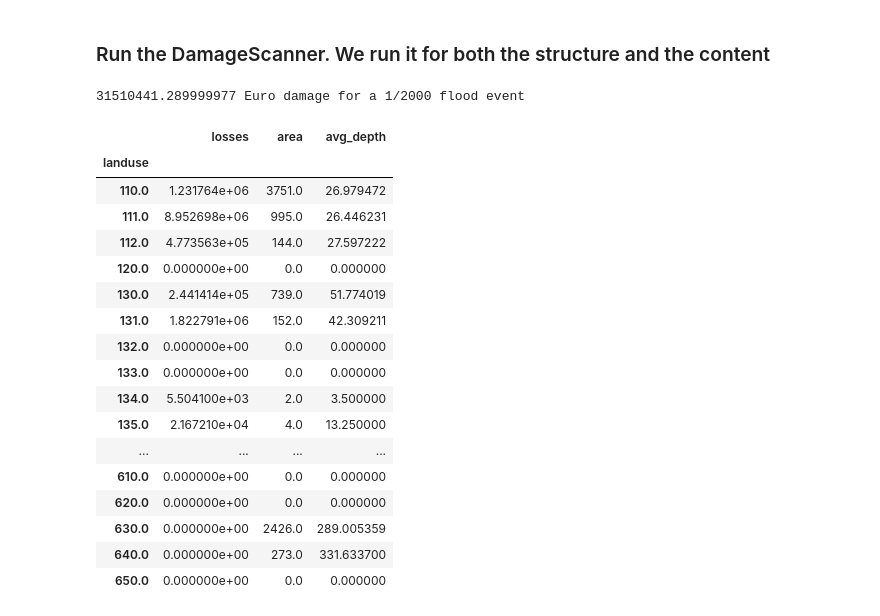
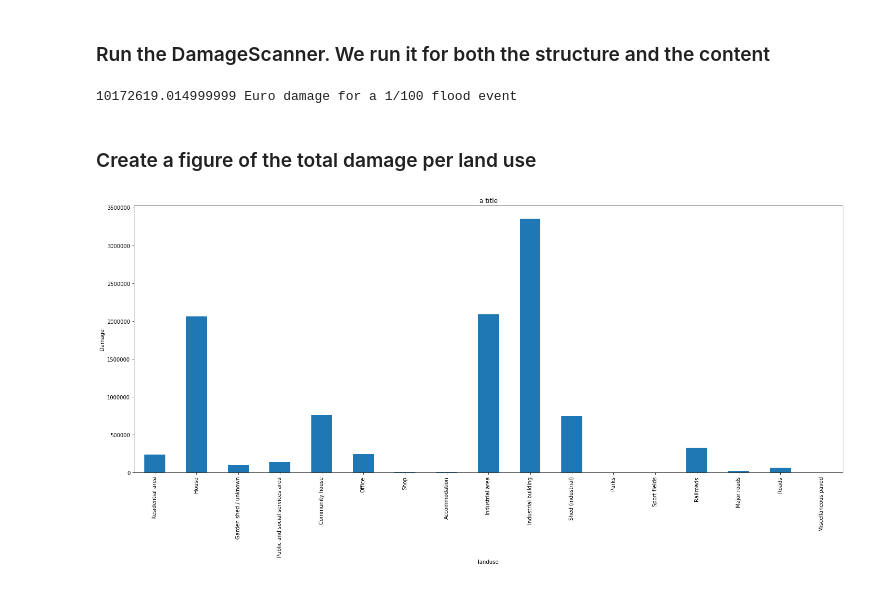
Before and after one commit to ElcoK/ClimatePolicy, a Jupyter notebook: Notebooks/Damage Assessment.ipynb, the cells around one changed output. Saved outputs shown, nothing was run; the diff lists cells and outputs as text; code cells hidden in the pictures.

```diff
--- a/Notebooks/Damage Assessment.ipynb
+++ b/Notebooks/Damage Assessment.ipynb
@@ -23,18 +27,19 @@ def read_DDM_input(DDM_data_path):
     DDM_data['Curves_content'] = pandas.read_excel(DDM_data_path,sheet_name='curves_content').values
     DDM_data['MaxDam_structure'] = pandas.read_excel(DDM_data_path,sheet_name='maxdam_structure').values
     DDM_data['MaxDam_content'] = pandas.read_excel(DDM_data_path,sheet_name='maxdam_content').values
+    DDM_data['Landuse_names'] = dict(pandas.read_excel(DDM_data_path,sheet_name='landuse_list').values)
 
     return DDM_data
 # %%
 inundation_maps = scipy.io.loadmat(os.path.join(data_path,'Waterdepth_current.mat')) # the inundation files for the current situation
 landuse_map = os.path.join(data_path,'landuse.asc') # the land-use map
-DDM_data = read_DDM_input(os.path.join(data_path,'DDM_data_AUC.xlsx'))
+DDM_data = read_DDM_input(os.path.join(data_path,'DDM_data.xlsx'))
 # %% [markdown]
 ### Specify for which return period we want to estimate damages
 
 The return periods are 1/10,1/100,1/1000,1/2000,1/4000,1/10000
 # %%
-return_period = 2000
+return_period = 100
 # %% [markdown]
 ### Run the DamageScanner. We run it for both the structure and the content
 # %%
@@ -49,29 +54,34 @@ damage_content,damagebin_content = DamageScanner(landuse_map,inundation_maps['a0
 damage_total = damage_content+damage_structure
 damagebin_total  = pandas.DataFrame(pandas.concat([pandas.DataFrame(damagebin_structure['losses']), pandas.DataFrame(damagebin_content['losses'])], axis=1).fillna(0).sum(axis=1),columns=['losses'])
 damagebin_total = pandas.concat([damagebin_total,damagebin_structure[['area','avg_depth']]],axis=1)
+damagebin_total.index = damagebin_total.index.astype(int)
+damagebin_total.index = damagebin_total.index.map(DDM_data['Landuse_names'])
 
 #print output
 print('{} Euro damage for a 1/{} flood event'.format(damage_total,return_period))
 # %% [output]
-31510441.289999977 Euro damage for a 1/2000 flood event
+10172619.014999999 Euro damage for a 1/100 flood event
-# %%
-damagebin_total
-# %% [output]
-|  | losses | area | avg_depth |
-| landuse |  |  |  |
-| 110.0 | 1.231764e+06 | 3751.0 | 26.979472 |
-| 111.0 | 8.952698e+06 | 995.0 | 26.446231 |
-| 112.0 | 4.773563e+05 | 144.0 | 27.597222 |
-| 120.0 | 0.000000e+00 | 0.0 | 0.000000 |
-| 130.0 | 2.441414e+05 | 739.0 | 51.774019 |
-| 131.0 | 1.822791e+06 | 152.0 | 42.309211 |
-| 132.0 | 0.000000e+00 | 0.0 | 0.000000 |
-| 133.0 | 0.000000e+00 | 0.0 | 0.000000 |
-| 134.0 | 5.504100e+03 | 2.0 | 3.500000 |
-| 135.0 | 2.167210e+04 | 4.0 | 13.250000 |
-| ... | ... | ... | ... |
-| 610.0 | 0.000000e+00 | 0.0 | 0.000000 |
-| 620.0 | 0.000000e+00 | 0.0 | 0.000000 |
-| 630.0 | 0.000000e+00 | 2426.0 | 289.005359 |
-| 640.0 | 0.000000e+00 | 273.0 | 331.633700 |
-| 650.0 | 0.000000e+00 | 0.0 | 0.000000 |
+# %% [markdown]
+### Create a figure of the total damage per land use
+# %%
+#you may consider only plotting the land-use classes that have a value greater
+#than zero. If so, remove the hashtag from the line below.
+#damagebin_total = damagebin_total[damagebin_total.losses != 0]
+
+plt.figure(figsize=(20,10))
+plt.xticks(rotation=90) # add configurations
+plt.xlabel('Landuse') # add configurations
+plt.ylabel('Damage') # add configurations
+
+plt.yticks() # add configurations
+plt.xticks() # add configurations
+
+plt.title('a title') # add configurations
+
+damagebin_total['losses'].plot(kind='bar') # add configurations such as color or lining
+
+plt.tight_layout()
+output_path = os.path.join(data_path,'..','output')
+plt.savefig(os.path.join(output_path,'1ooyeardamage.png'),dpi=300)
+# %% [output]
+[figure, added]
```
Also changed, not shown: parts of 1 cell of this notebook, 11 other files.
